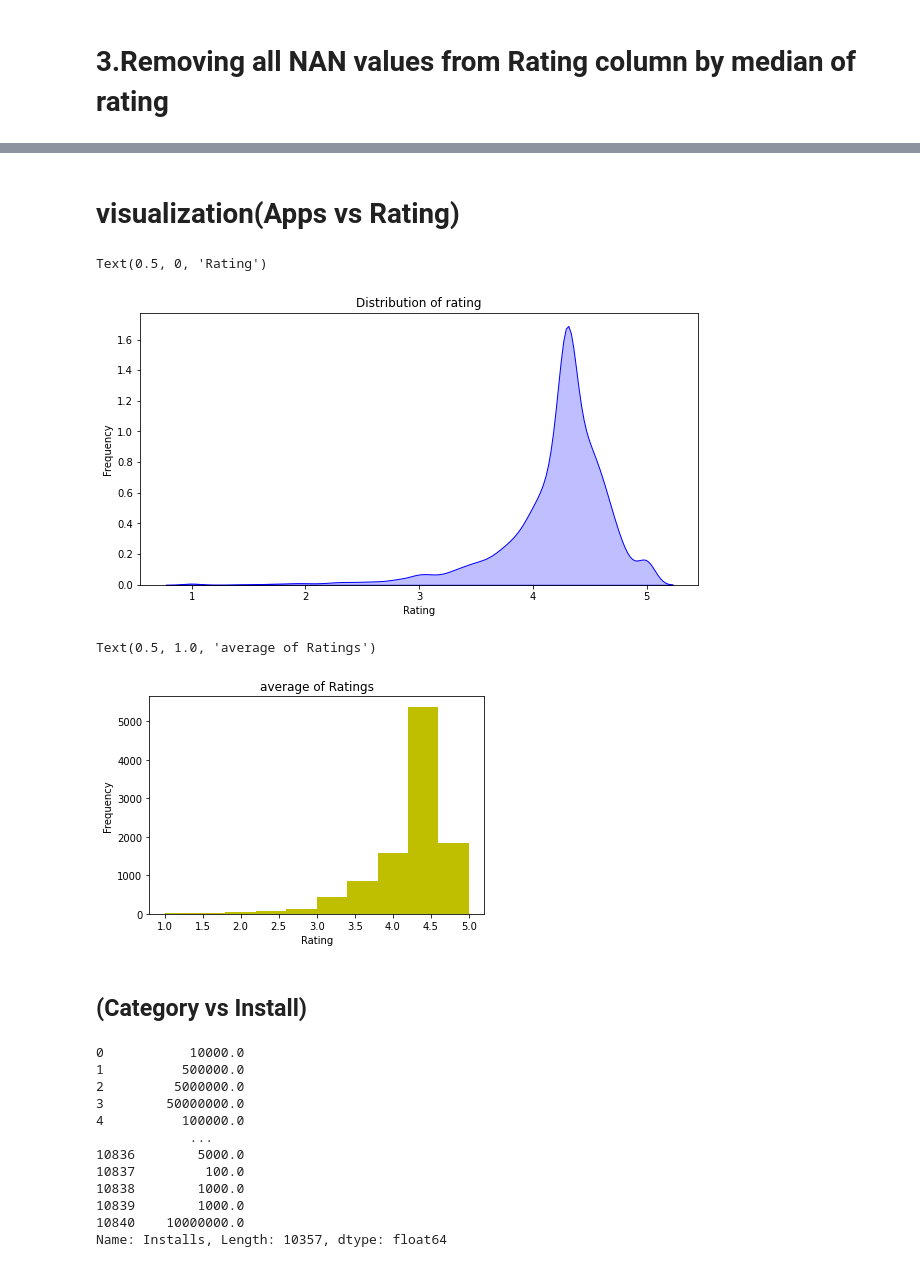
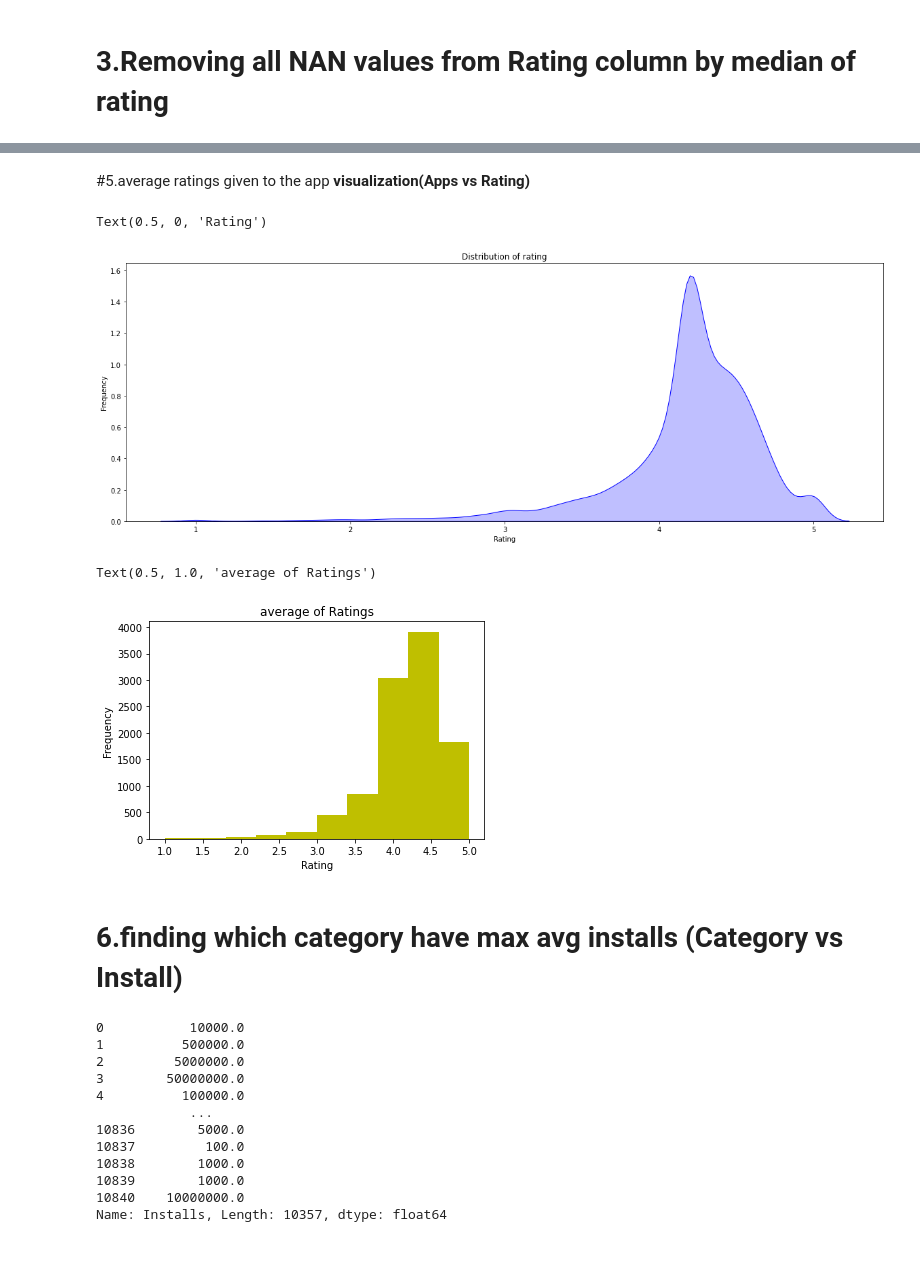
Before and after one commit to preetikhullbe/play-store-app-review, a Jupyter notebook: preeti_Play_Store_App_Review_Analysis_Capstone_Project.ipynb, the cells around one changed output, grey strips where cells are left out. Drawn from its saved outputs; the diff is of its cells as text; code cells hidden in the pictures.

```diff
--- a/preeti_Play_Store_App_Review_Analysis_Capstone_Project.ipynb
+++ b/preeti_Play_Store_App_Review_Analysis_Capstone_Project.ipynb
@@ -172,23 +171,23 @@ Text(0, 0.5, 'number')
 # %% [markdown]
-# **visualization(Apps vs Rating)**
+#5.average ratings given to the app **visualization(Apps vs Rating)**
 # %%
 #finding distribution of rating
-plt.figure(figsize=(10,5))
+plt.figure(figsize=(20,7))
 b= sns.kdeplot(df1.Rating,color='b',shade=True)
 b.set_title('Distribution of rating')
 b.set_ylabel('Frequency')
 b.set_xlabel('Rating')
 # %% [output]
 Text(0.5, 0, 'Rating')
-[figure, old version]
+[figure, new version]
 # %%
 #finding average rating
-plt.hist(rating.values,color='y')
+plt.hist(df1.Rating.values,color='y')
 plt.xlabel('Rating')
 plt.ylabel('Frequency')
 plt.title('average of Ratings')
 # %% [output]
 Text(0.5, 1.0, 'average of Ratings')
-[figure, old version]
+[figure, new version]
 # %% [markdown]
-## (Category vs Install)
+# **6.finding which category have max avg installs (Category vs Install)**
```
Also changed, not shown: parts of 63 cells of this notebook.
